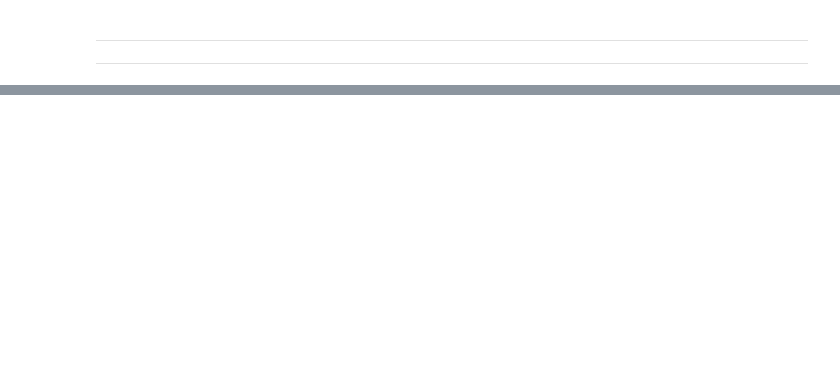
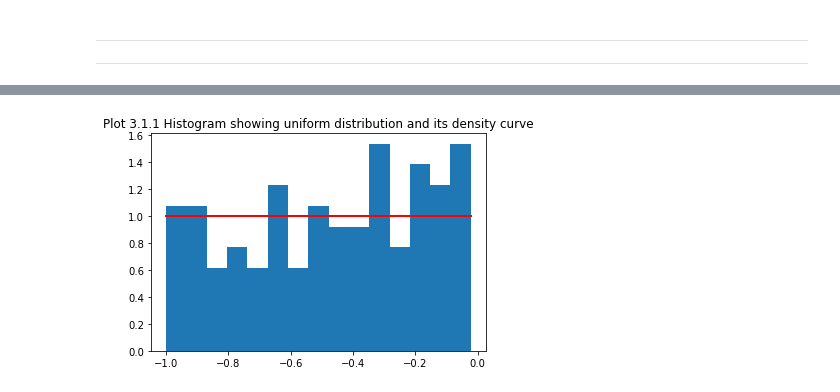
Before and after one commit to Jonish99/PDA-Assigment-One, a Jupyter notebook: numpy.ipynb, the cells around one changed output, grey strips where cells are left out. Saved outputs shown, nothing was run; the diff lists cells and outputs as text; code cells hidden in the pictures; blank space fills up the shorter version.

```diff
--- a/numpy.ipynb
+++ b/numpy.ipynb
@@ -487,0 +539,22 @@ array([[ 4,  2,  1,  0,  3],
+# %%
+label = "Plot 3.1.1 Histogram showing uniform distribution and its density curve"
+# %%
+
+s = np.random.default_rng().uniform(-1,0,(100))
+
+'''In this example because the upper and lower boundary are 1 and 0 respecively. The histogram has been drawn with 10 bins.
+The proablity is of an a value occuring in any particular bin is determined by the sum of its area beneath 1. In this case all bins
+sum to approximately 1.
+'''
+
+#the density parameter shows the line of best fit or the curve of the distribution
+#- the density curve is a horizontal line in a uniform
+#count is the array, bins is the interval
+count, bins, ignored = plt.hist(s, 15, density=True)
+
+#np
+plt.plot(bins, np.ones_like(bins),  linewidth=2, color='r')
+plt.title(label,loc='center')
+plt.show()
+# %% [output]
+[figure, added]
```
Also changed, not shown: parts of 85 cells of this notebook.
